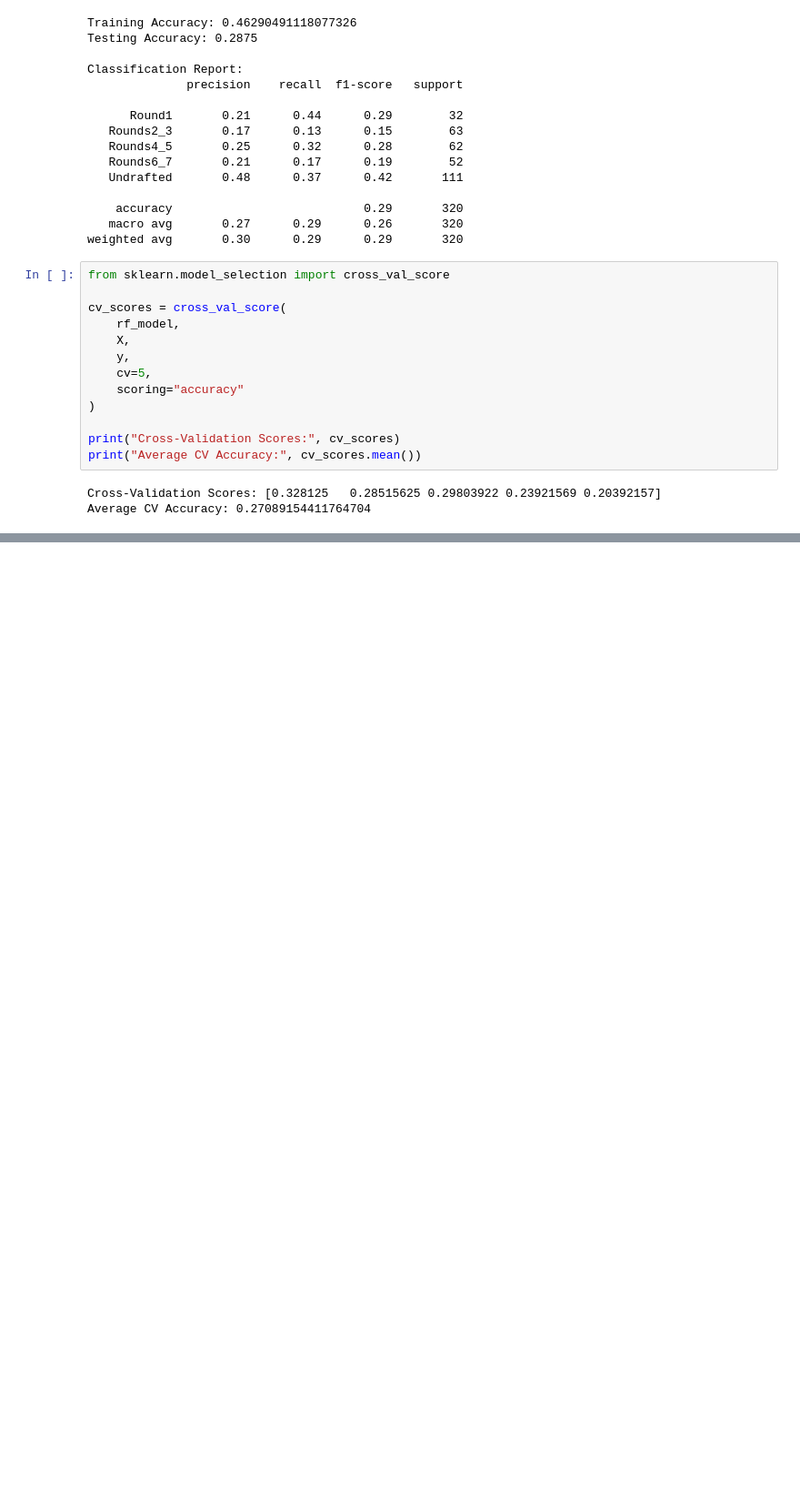
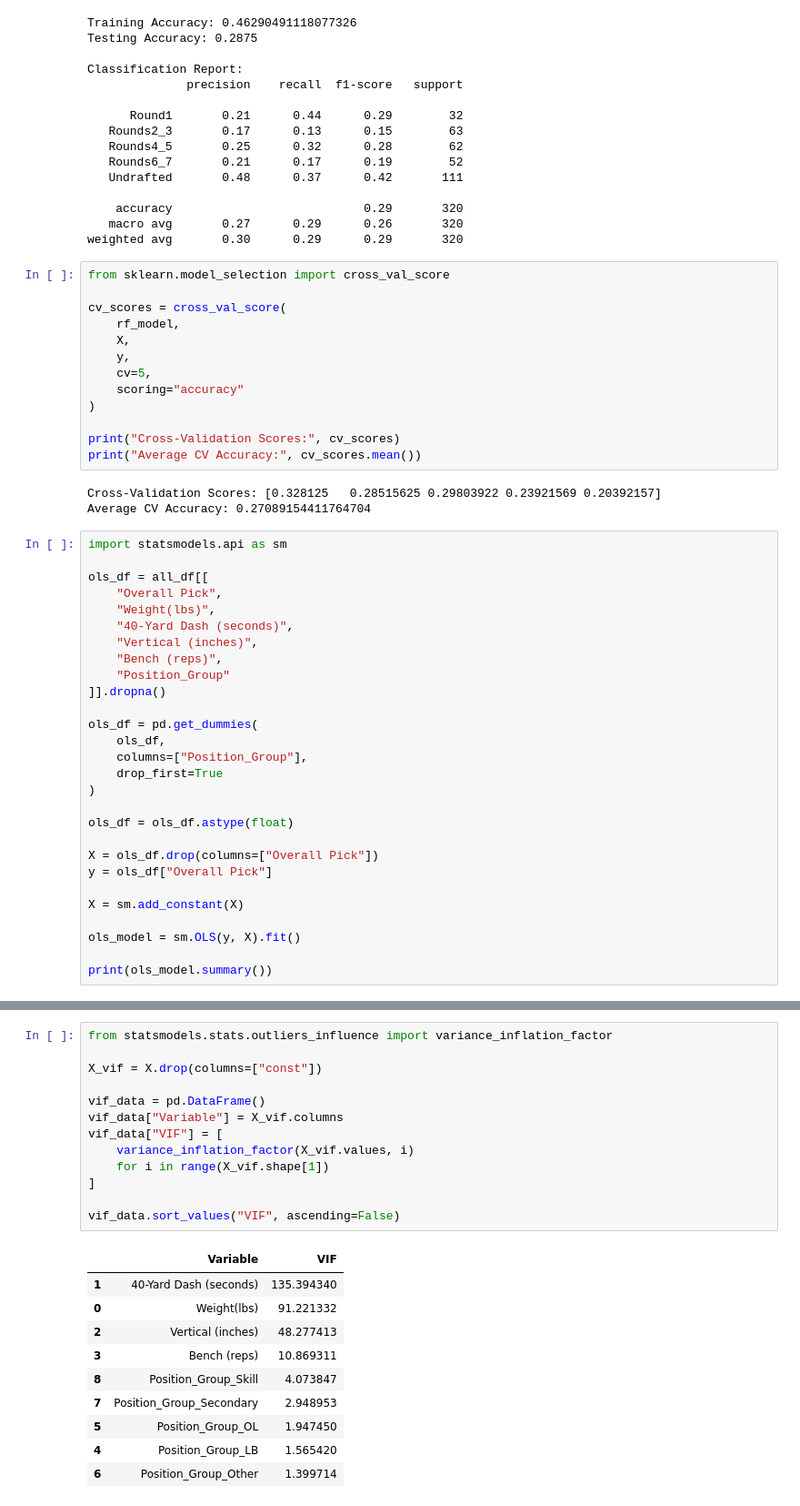
Before and after one commit to alexlevkulich/BSAN-Project-2, a Jupyter notebook: BSANStat.ipynb, the cells around one changed output, grey strips where cells are left out. Shown at 91% size. Saved outputs shown, nothing was run; the diff lists cells and outputs as text; blank space fills up the shorter version.

```diff
--- a/BSANStat.ipynb
+++ b/BSANStat.ipynb
@@ -1794,3 +1794,31 @@ print("Average CV Accuracy:", cv_scores.mean())
 # %% [output]
 Cross-Validation Scores: [0.328125   0.28515625 0.29803922 0.23921569 0.20392157]
 Average CV Accuracy: 0.27089154411764704
+# %%
+import statsmodels.api as sm
+
+ols_df = all_df[[
+    "Overall Pick",
+    "Weight(lbs)",
+    "40-Yard Dash (seconds)",
+    "Vertical (inches)",
+    "Bench (reps)",
+    "Position_Group"
+]].dropna()
+
+ols_df = pd.get_dummies(
+    ols_df,
+    columns=["Position_Group"],
+    drop_first=True
+)
+
+ols_df = ols_df.astype(float)
+
+X = ols_df.drop(columns=["Overall Pick"])
+y = ols_df["Overall Pick"]
+
+X = sm.add_constant(X)
+
+ols_model = sm.OLS(y, X).fit()
+
+print(ols_model.summary())
@@ -1796,0 +1843,24 @@ Average CV Accuracy: 0.27089154411764704
+# %%
+from statsmodels.stats.outliers_influence import variance_inflation_factor
+
+X_vif = X.drop(columns=["const"])
+
+vif_data = pd.DataFrame()
+vif_data["Variable"] = X_vif.columns
+vif_data["VIF"] = [
+    variance_inflation_factor(X_vif.values, i)
+    for i in range(X_vif.shape[1])
+]
+
+vif_data.sort_values("VIF", ascending=False)
+# %% [output]
+|  | Variable | VIF |
+| 1 | 40-Yard Dash (seconds) | 135.394340 |
+| 0 | Weight(lbs) | 91.221332 |
+| 2 | Vertical (inches) | 48.277413 |
+| 3 | Bench (reps) | 10.869311 |
+| 8 | Position_Group_Skill | 4.073847 |
+| 7 | Position_Group_Secondary | 2.948953 |
+| 5 | Position_Group_OL | 1.947450 |
+| 4 | Position_Group_LB | 1.565420 |
+| 6 | Position_Group_Other | 1.399714 |
```
Also changed, not shown: parts of 9 cells of this notebook.
